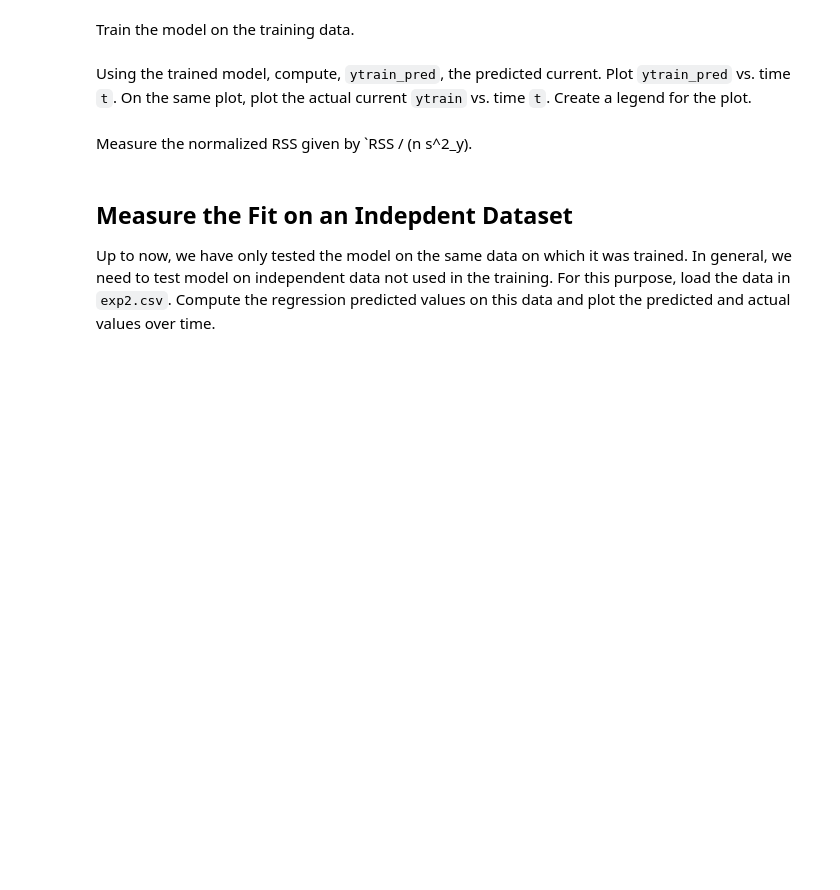
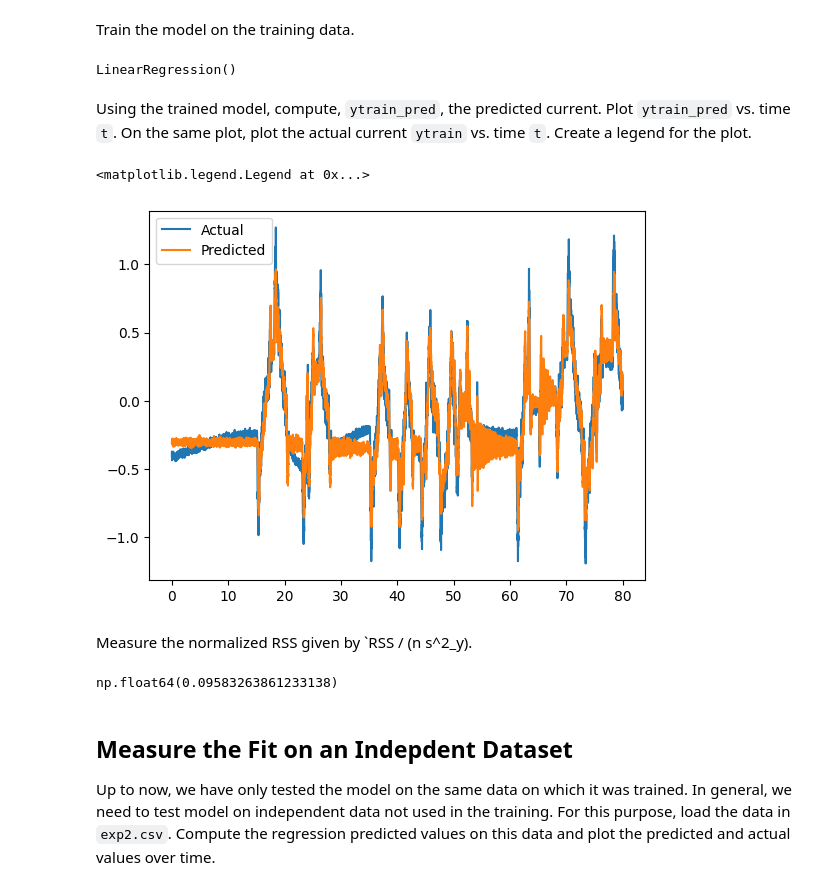
Before and after one commit to DotBion/introml-dl, a Jupyter notebook: Copy_of_lab_robot_calib_partial.ipynb, the cells around one changed output. Cells and saved outputs as stored; diff of their text form; code cells hidden in the pictures; blank space fills up the shorter version.

```diff
--- a/Copy_of_lab_robot_calib_partial.ipynb
+++ b/Copy_of_lab_robot_calib_partial.ipynb
@@ -80,10 +96,13 @@ from sklearn import linear_model
 
 # Create linear regression object
 # TODO
-# regr = ...
+regr = linear_model.LinearRegression()
 # %% [markdown]
 Train the model on the training data.
 # %%
 # TODO
+regr.fit(Xtrain, ytrain)
+# %% [output]
+LinearRegression()
 # %% [markdown]
 Using the trained model, compute, `ytrain_pred`, the predicted current.  Plot `ytrain_pred` vs. time `t`.  On the same plot, plot the actual current `ytrain` vs. time `t`.  Create a legend for the plot.
@@ -94,2 +109,11 @@ Using the trained model, compute, `ytrain_pred`, the predicted current.  Plot `y
+# %%
+# TODO
+ytrain_pred = regr.predict(Xtrain)
+plt.plot(t, ytrain, label='Actual')
+plt.plot(t, ytrain_pred, label='Predicted')
+plt.legend()
+# %% [output]
+<matplotlib.legend.Legend at 0x...>
+[figure, added]
 # %% [markdown]
 Measure the normalized RSS given by `RSS / (n s^2_y).
@@ -99,3 +120,10 @@ Measure the normalized RSS given by `RSS / (n s^2_y).
+# %%
+# TODO
+RSS_train = np.sum((ytrain - ytrain_pred)**2)
+RSS_train /= (len(ytrain) * np.var(ytrain))
+RSS_train
+# %% [output]
+np.float64(0.09583263861233138)
 # %% [markdown]
 ## Measure the Fit on an Indepdent Dataset
 
```
Also changed, not shown: parts of 13 cells of this notebook.
